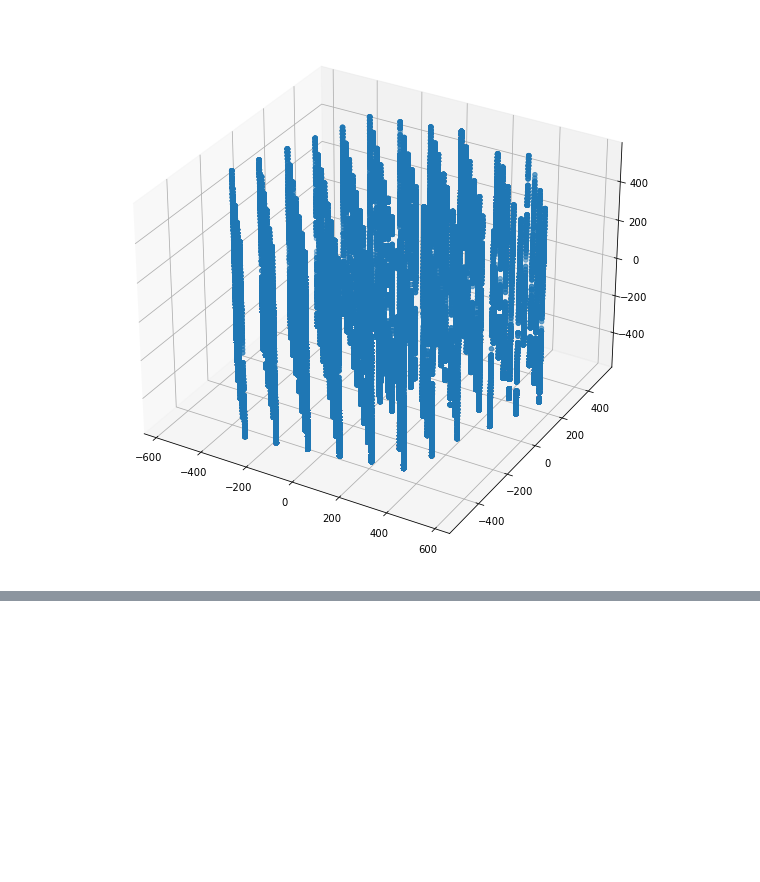
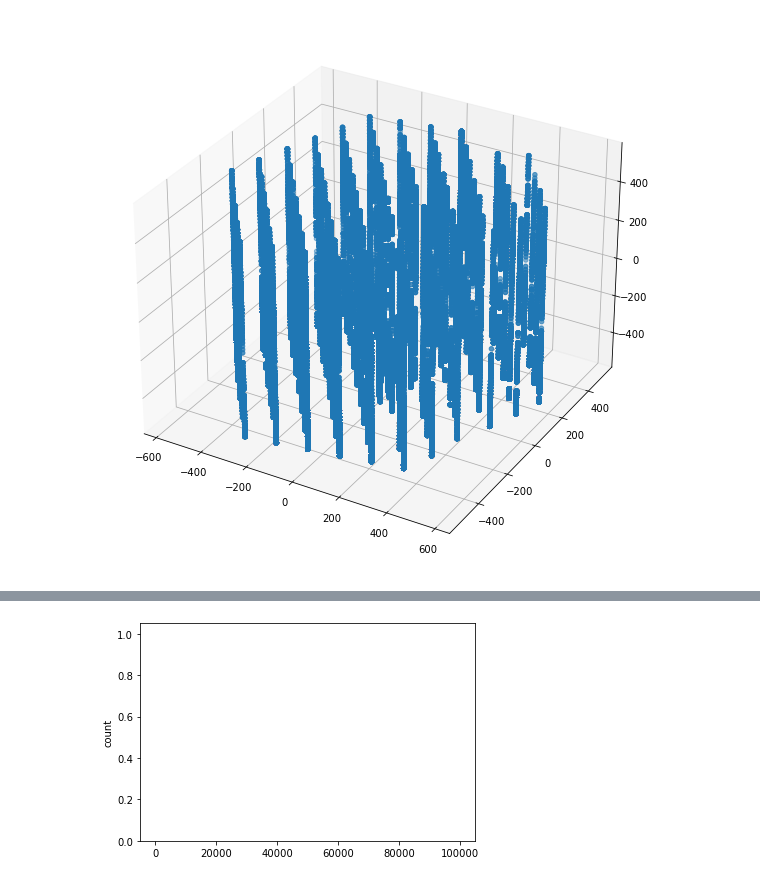
Before and after one commit to Exploratory-Machine-Learning/ICE-CUBE, a Jupyter notebook: EDA.ipynb, the cells around one changed output, grey strips where cells are left out. Saved outputs shown, nothing was run; the diff lists cells and outputs as text; code cells hidden in the pictures; blank space fills up the shorter version.

```diff
--- a/EDA.ipynb
+++ b/EDA.ipynb
@@ -60,0 +158,14 @@ plot_events(batch,list(batch.index.unique())[:5])
+# %%
+import numpy as np
+import random
+from matplotlib import pyplot as plt
+
+litup=[len(batch.loc[event]) for event in [49000]]
+
+bins = np.arange(0, 100000, 5) # fixed bin size
+
+plt.hist(litup, bins=bins, alpha=0.5)
+plt.ylabel('count')
+plt.show()
+# %% [output]
+[figure, added]
```
Also changed, not shown: parts of 21 cells of this notebook.
